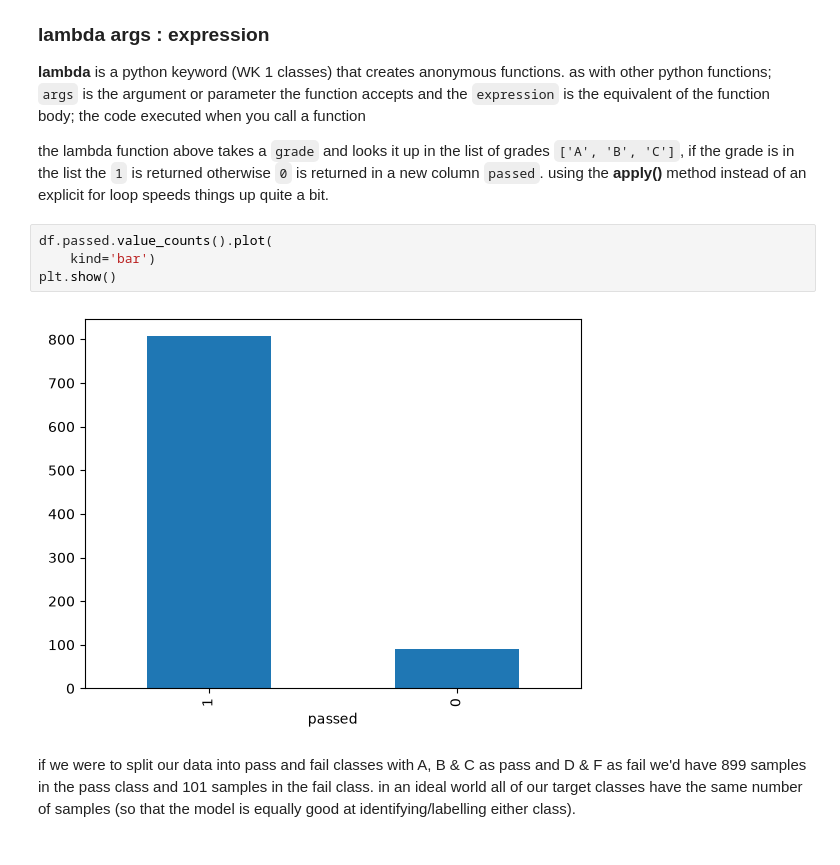
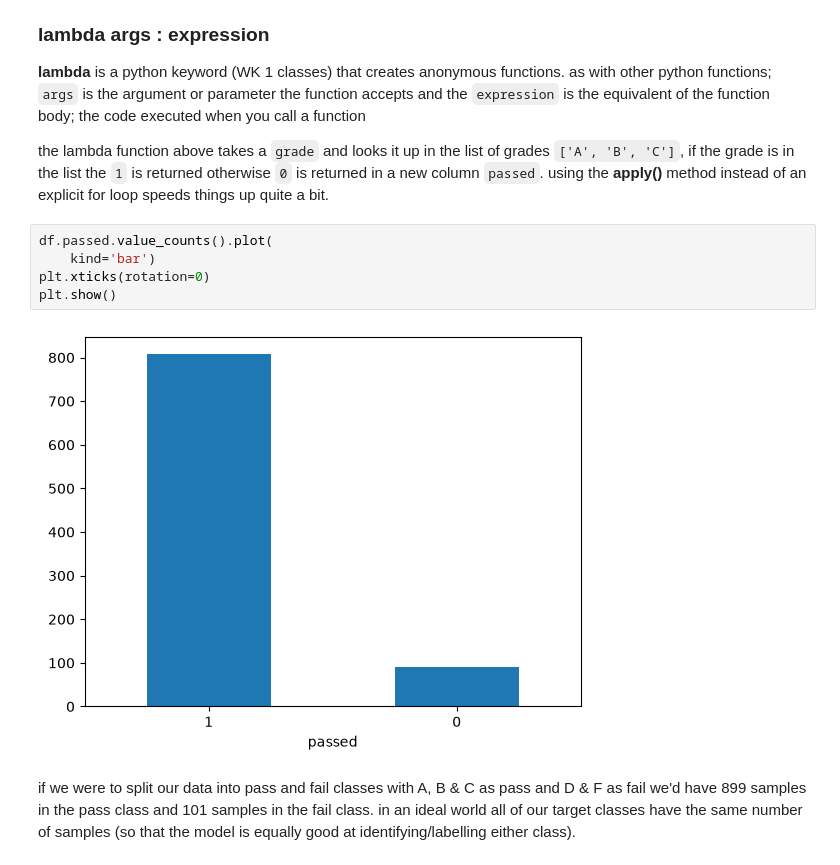
Before and after one commit to brian-seekar/ds-class, a Jupyter notebook: ml-stuff.ipynb, the cells around one changed output. Cells and saved outputs as stored; diff of their text form.

```diff
--- a/ml-stuff.ipynb
+++ b/ml-stuff.ipynb
@@ -161,9 +170,10 @@ the lambda function above takes a `grade` and looks it up in the list of grades
 # %%
 df.passed.value_counts().plot(
     kind='bar')
+plt.xticks(rotation=0)
 plt.show()
 # %% [output]
-[figure, old version]
+[figure, new version]
 # %% [markdown]
 if we were to split our data into pass and fail classes with A, B & C as pass and D & F as fail we'd have 899 samples in the pass class and 101 samples in the fail class. in an ideal world all of our target classes have the same number of samples (so that the model is equally good at identifying/labelling either class).
 # %%
```
Also changed, not shown: parts of 24 cells of this notebook.
